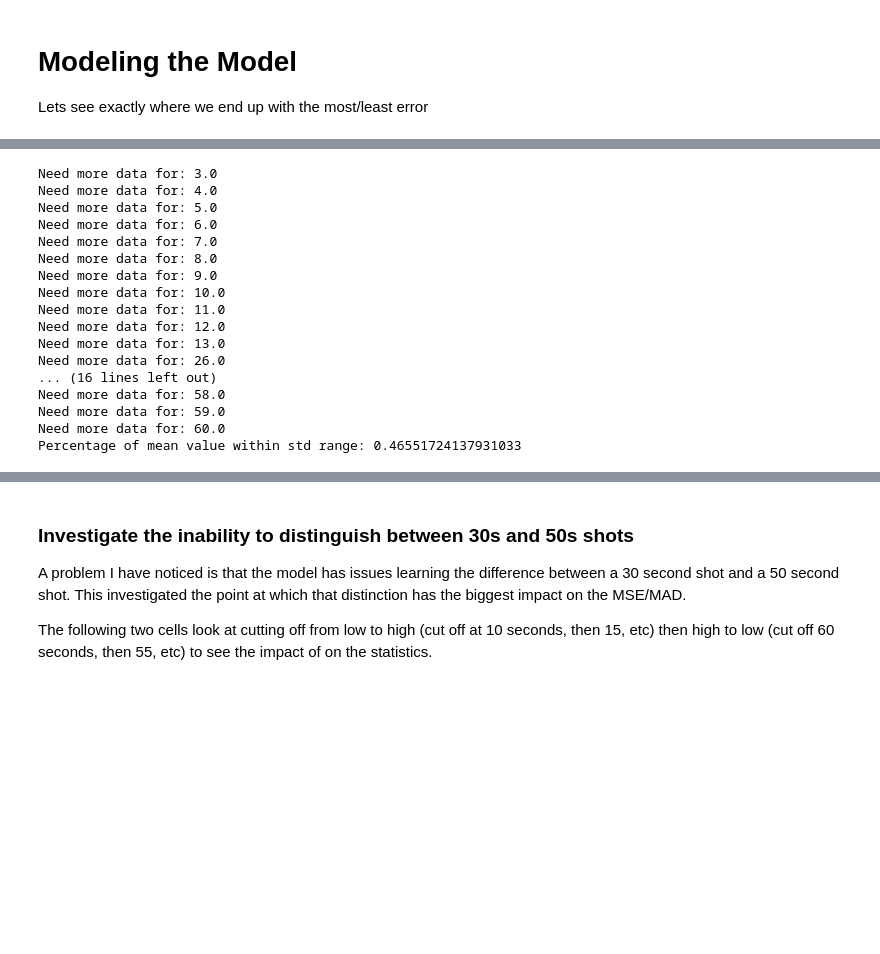
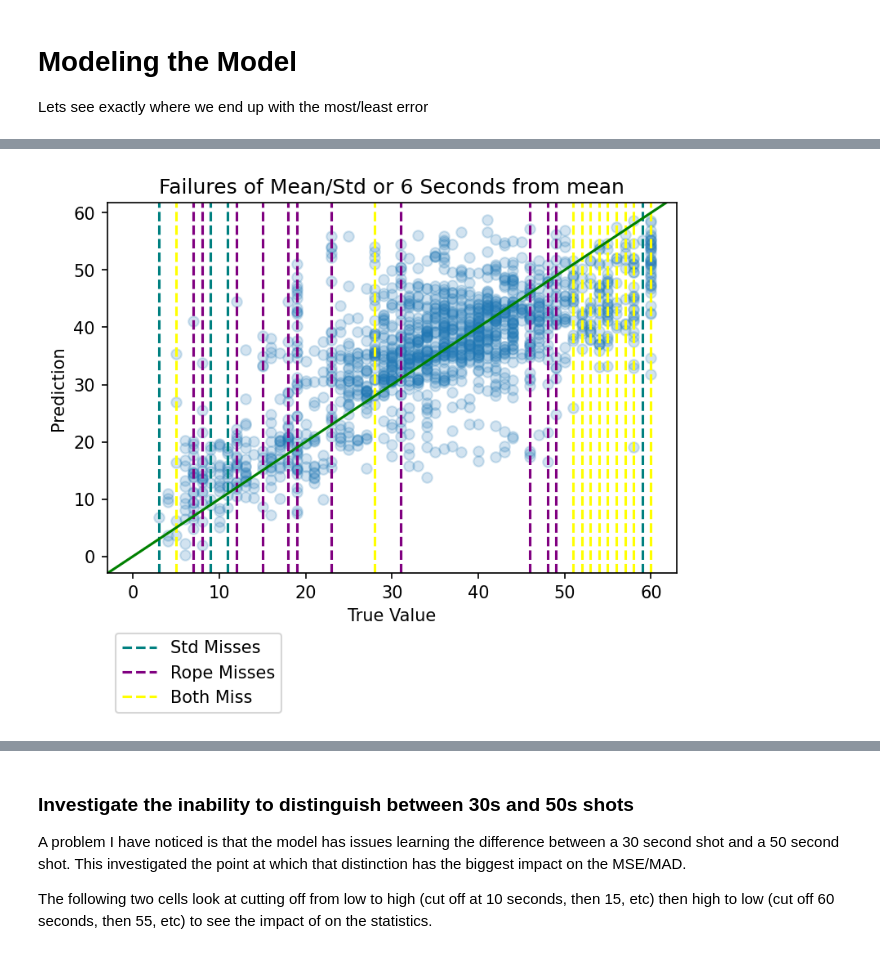
Before and after one commit to badisa/optpresso, a Jupyter notebook: notebooks/modeling-data.ipynb, the cells around one changed output, grey strips where cells are left out. Cells and saved outputs as stored; diff of their text form; code cells hidden in the pictures; blank space fills up the shorter version.

```diff
--- a/notebooks/modeling-data.ipynb
+++ b/notebooks/modeling-data.ipynb
@@ -114,28 +108,40 @@ This is not great since it may not be actually normally distributed, but its mil
 # %%
-hit_rate = 0.0
-for data, missed in zip(x, areas_missed_by_std):
-    if missed:
-        print(f"Need more data for: {data}")
-    else:
-        hit_rate += 1.0
-hit_rate = hit_rate / len(bins)
-
-print(f"Percentage of mean value within std range: {hit_rate}")
+both = []
+std_misses = []
+rope_misses = []
+for data, missed_std, missed_roped in zip(x, areas_missed_by_std, areas_missed_by_rope):
+    if missed_std and missed_roped:
+        both.append(data)
+    elif missed_std:
+        std_misses.append(data)
+    elif missed_roped:
+        rope_misses.append(data)
+plt.scatter(y_true, y_pred, alpha=0.2)
+std_miss = None
+rope_miss = None
+both_miss = None
+for miss in std_misses:
+    std_miss = plt.axvline(miss, color="teal", linestyle="--", label="Std Misses")
+for miss in rope_misses:
+    rope_miss = plt.axvline(miss, color="purple", linestyle="--", label="Rope Misses")
+for miss in both:
+    both_miss = plt.axvline(miss, color="yellow", linestyle="--", label="Both Miss")
+plt.axline([0, 0], [1, 1], color="g", label="Perfect fit")
+labels = []
+handles = []
+if std_miss is not None:
+    handles.append(std_miss)
+    labels.append("Std Misses")
+if rope_miss is not None:
+    handles.append(rope_miss)
+    labels.append("Rope Misses")
+if both_miss is not None:
+    handles.append(both_miss)
+    labels.append("Both Miss")
+plt.legend(handles, labels, bbox_to_anchor=(0, -.4), loc='lower left')
+plt.title("Failures of Mean/Std or 6 Seconds from mean")
+plt.ylabel("Prediction")
+plt.xlabel("True Value")
+plt.show()
 # %% [output]
-Need more data for: 3.0
-Need more data for: 4.0
-Need more data for: 5.0
-Need more data for: 6.0
-Need more data for: 7.0
-Need more data for: 8.0
-Need more data for: 9.0
-Need more data for: 10.0
-Need more data for: 11.0
-Need more data for: 12.0
-Need more data for: 13.0
-Need more data for: 26.0
-... (16 lines left out)
-Need more data for: 58.0
-Need more data for: 59.0
-Need more data for: 60.0
-Percentage of mean value within std range: 0.46551724137931033
+[figure, added]
```
Also changed, not shown: parts of 10 cells of this notebook.
